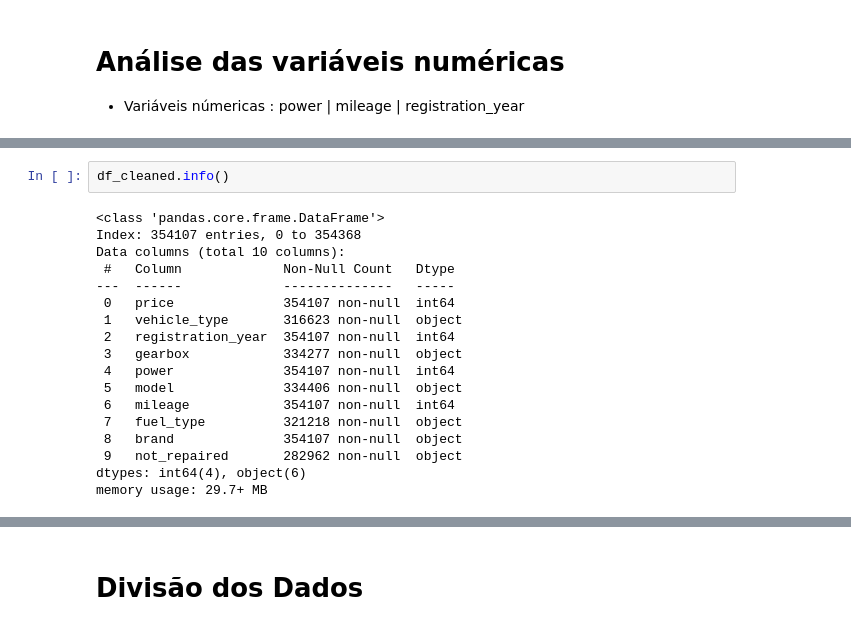
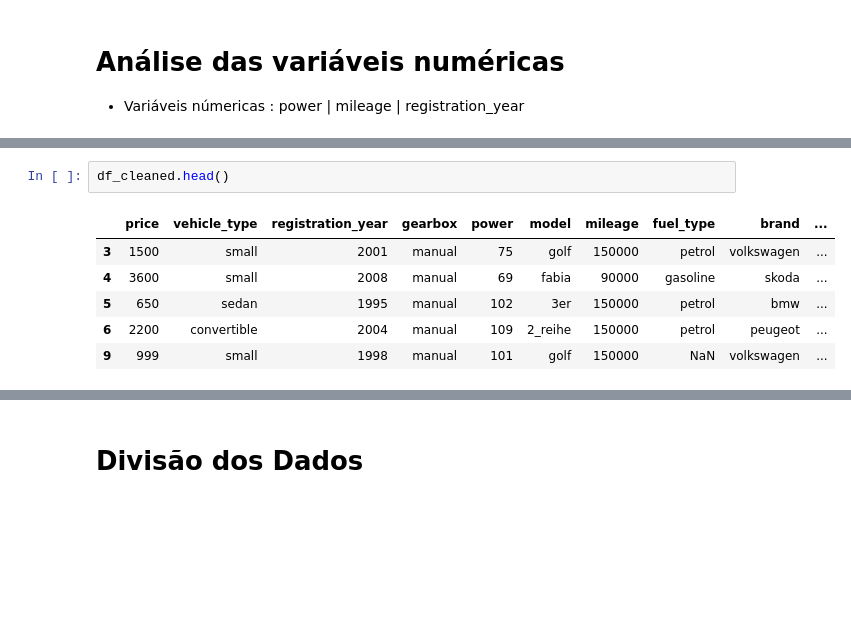
Before and after one commit to Angelaidt/Sprint-12-Rusty-Bargain, a Jupyter notebook: notebook _sprint_12.ipynb, the cells around one changed output, grey strips where cells are left out. Drawn from its saved outputs; the diff is of its cells as text; blank space fills up the shorter version.

```diff
--- a/notebook _sprint_12.ipynb
+++ b/notebook _sprint_12.ipynb
@@ -295,20 +426,9 @@ Das variáveis categóricas, temos problemas como: Alta cardinalidade (brand e m
 # %%
-df_cleaned.info()
+df_cleaned.head()
 # %% [output]
-<class 'pandas.core.frame.DataFrame'>
-Index: 354107 entries, 0 to 354368
-Data columns (total 10 columns):
- #   Column             Non-Null Count   Dtype
----  ------             --------------   -----
- 0   price              354107 non-null  int64
- 1   vehicle_type       316623 non-null  object
- 2   registration_year  354107 non-null  int64
- 3   gearbox            334277 non-null  object
- 4   power              354107 non-null  int64
- 5   model              334406 non-null  object
- 6   mileage            354107 non-null  int64
- 7   fuel_type          321218 non-null  object
- 8   brand              354107 non-null  object
- 9   not_repaired       282962 non-null  object
-dtypes: int64(4), object(6)
-memory usage: 29.7+ MB
+|  | price | vehicle_type | registration_year | gearbox | power | model | mileage | fuel_type | brand | ... |
+| 3 | 1500 | small | 2001 | manual | 75 | golf | 150000 | petrol | volkswagen | ... |
+| 4 | 3600 | small | 2008 | manual | 69 | fabia | 90000 | gasoline | skoda | ... |
+| 5 | 650 | sedan | 1995 | manual | 102 | 3er | 150000 | petrol | bmw | ... |
+| 6 | 2200 | convertible | 2004 | manual | 109 | 2_reihe | 150000 | petrol | peugeot | ... |
+| 9 | 999 | small | 1998 | manual | 101 | golf | 150000 | NaN | volkswagen | ... |
```
Also changed, not shown: parts of 36 cells of this notebook, 4 other files.
